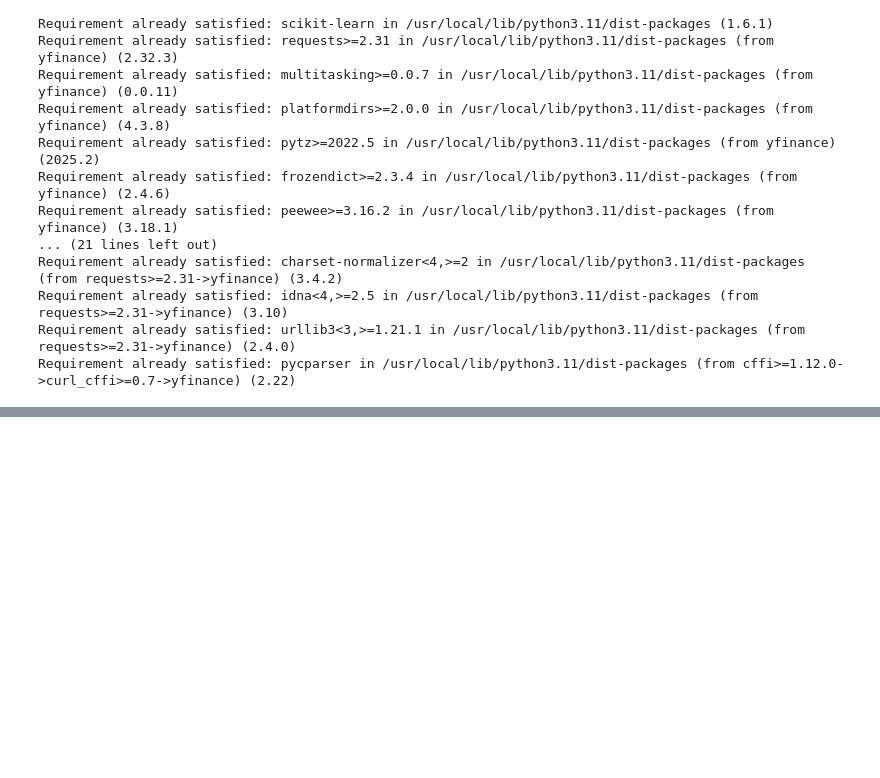
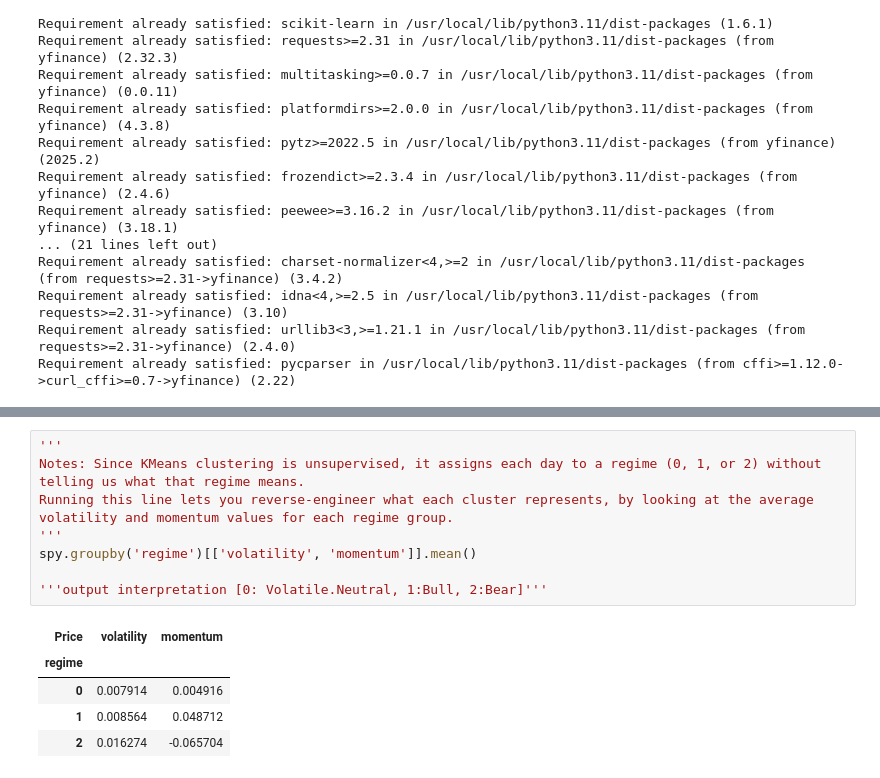
Before and after one commit to ratyagi/RL-Portfolio-Optimization, a Jupyter notebook: notebooks/1_regime_detection.ipynb, the cells around one changed output, grey strips where cells are left out. Drawn from its saved outputs; the diff is of its cells as text; blank space fills up the shorter version.

```diff
--- a/notebooks/1_regime_detection.ipynb
+++ b/notebooks/1_regime_detection.ipynb
@@ -84,0 +87,14 @@ df = df.dropna()
+# %%
+'''
+Notes: Since KMeans clustering is unsupervised, it assigns each day to a regime (0, 1, or 2) without telling us what that regime means.
+Running this line lets you reverse-engineer what each cluster represents, by looking at the average volatility and momentum values for each regime group.
+'''
+spy.groupby('regime')[['volatility', 'momentum']].mean()
+
+'''output interpretation [0: Volatile.Neutral, 1:Bull, 2:Bear]'''
+# %% [output]
+| Price | volatility | momentum |
+| regime |  |  |
+| 0 | 0.007914 | 0.004916 |
+| 1 | 0.008564 | 0.048712 |
+| 2 | 0.016274 | -0.065704 |
```
Also changed, not shown: parts of 8 cells of this notebook, 2 other files.
